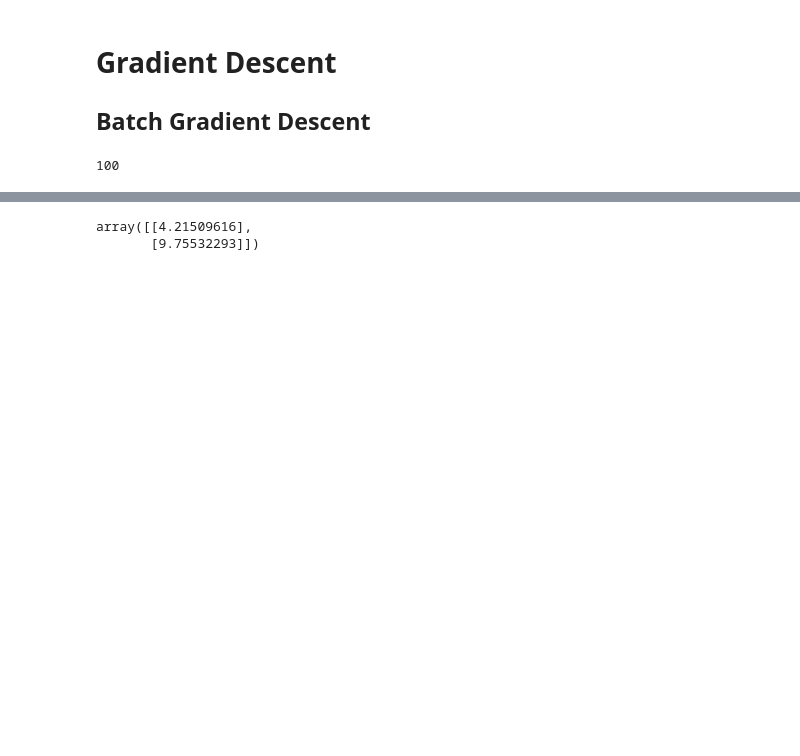
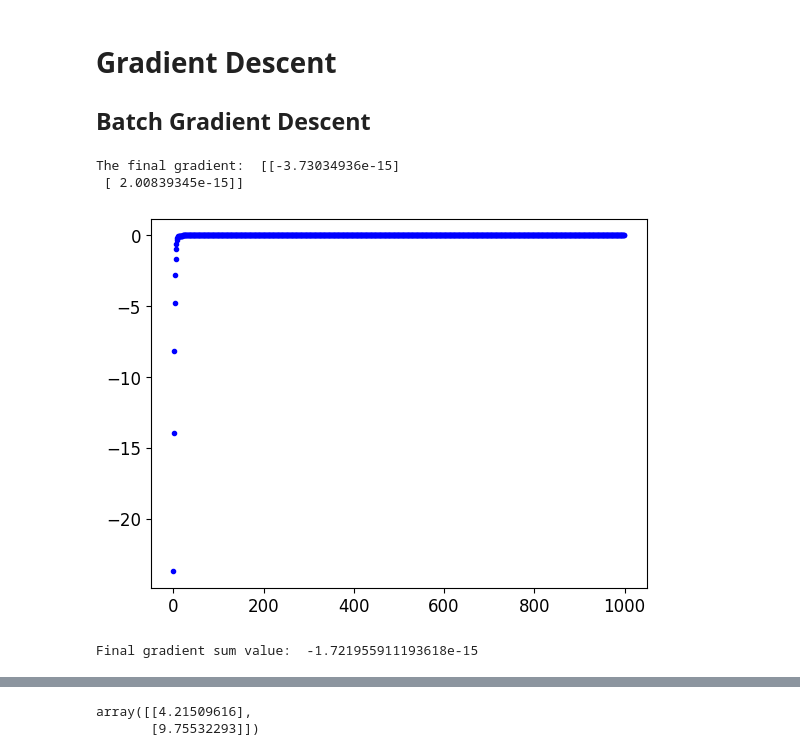
Before and after one commit to mo-kasiri/hands-on-machine-learning, a Jupyter notebook: 04_training_linear_models.ipynb, the cells around one changed output, grey strips where cells are left out. Saved outputs shown, nothing was run; the diff lists cells and outputs as text; code cells hidden in the pictures; blank space fills up the shorter version.

```diff
--- a/04_training_linear_models.ipynb
+++ b/04_training_linear_models.ipynb
@@ -144,15 +144,28 @@ array([[4.21509616],
 eta = 0.1  # learning rate
 n_iterations = 1000
 m = X_b.shape[0]
-print(m)
+#print(m)
+gradient = np.zeros(n_iterations)
 
 theta = np.random.randn(2,1)  # random initialization
+#print("Initial theta: ", theta)
 
 for iteration in range(n_iterations):
     gradients = 2/m * X_b.T.dot(X_b.dot(theta) - y)
+    if (iteration == n_iterations - 1 ):
+      print("The final gradients: ", gradients)
     theta = theta - eta * gradients
+    gradient[iteration] = gradients.sum();
 # %% [output]
-100
+The final gradient:  [[-3.73034936e-15]
+ [ 2.00839345e-15]]
+# %%
+plt.plot(gradient, 'b.')
+plt.show()
+print("Final gradient sum value: ", gradient[n_iterations - 1])
+# %% [output]
+[figure, added]
+Final gradient sum value:  -1.721955911193618e-15
 # %%
 theta
 # %% [output]
```
Also changed, not shown: parts of 2 cells of this notebook.
